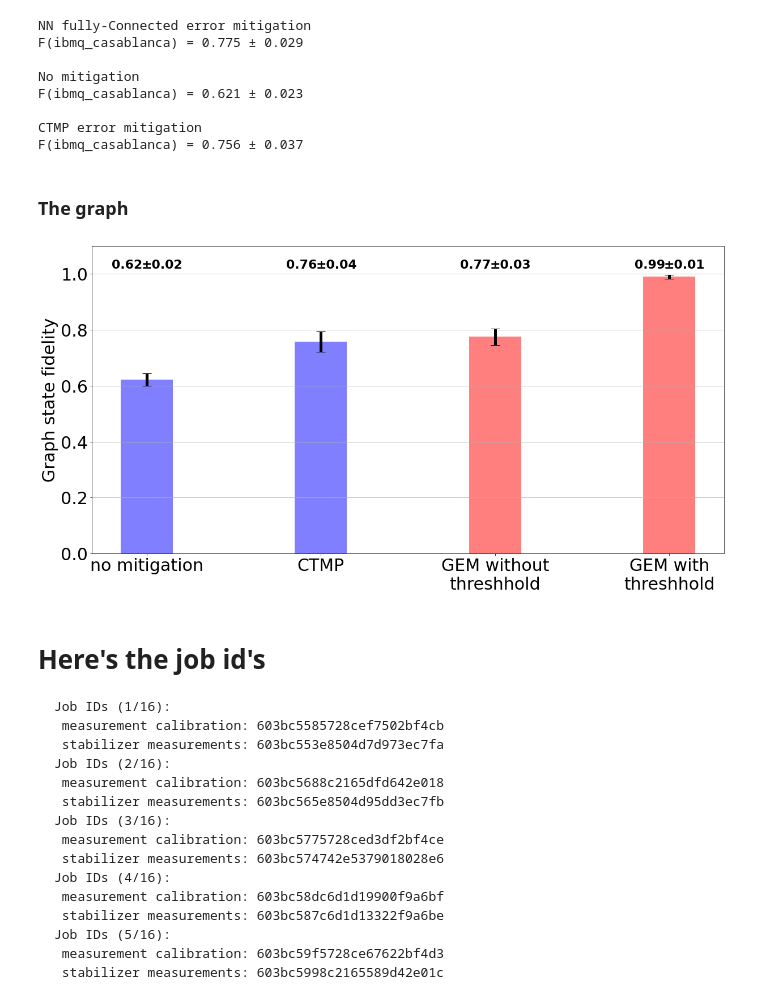
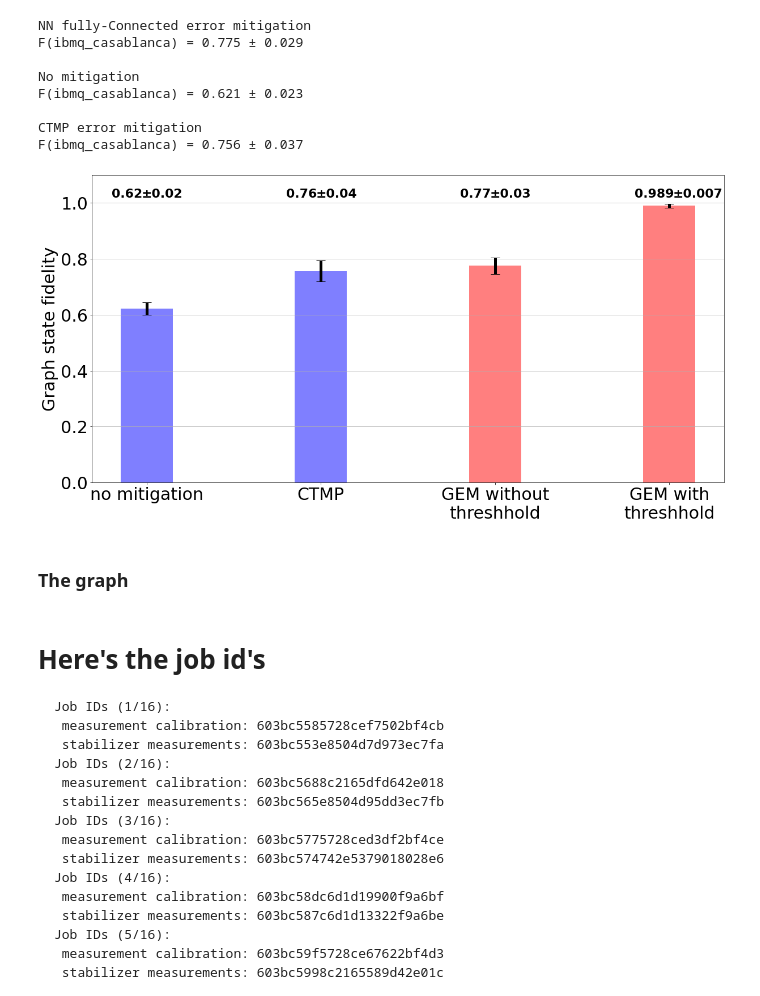
Before and after one commit to FrimaKal/ibmQuantumAward2021, a Jupyter notebook: Graph_State_Challenge_Submission_The_Results.ipynb, the cells around one changed output. Saved outputs shown, nothing was run; the diff lists cells and outputs as text; code cells hidden in the pictures.

```diff
--- a/Graph_State_Challenge_Submission_The_Results.ipynb
+++ b/Graph_State_Challenge_Submission_The_Results.ipynb
@@ -364,12 +364,12 @@ meas_cal_circuits, metadata  = mit.expval_meas_mitigator_circuits(num_qubits, me
 # %% [markdown]
 ## uploading the NN models
 # %%
-model = keras.models.load_model('/content/drive/MyDrive/Shared drive/NN model of IBM prize')
+model = keras.models.load_model('/content/drive/MyDrive/NN model of IBM prize')
 # %% [markdown]
 ## uploading of the real results
 # %%
-result_backend = np.load('/content/drive/MyDrive/Shared drive/real IBM casablanca results/result_backend.npy', allow_pickle=True)
-result_mit_backend = np.load('/content/drive/MyDrive/Shared drive/real IBM casablanca results/result_mit_backend.npy', allow_pickle=True)
+result_backend = np.load('/content/drive/MyDrive/result_backend.npy', allow_pickle=True)
+result_mit_backend = np.load('/content/drive/MyDrive/result_mit_backend.npy', allow_pickle=True)
 # %% [markdown]
 #The Comparison Between Model With the real system
 
@@ -526,27 +526,30 @@ F(ibmq_casablanca) = 0.621 ± 0.023
 
 CTMP error mitigation
 F(ibmq_casablanca) = 0.756 ± 0.037
+# %%
+import matplotlib
+matplotlib.rcParams.update({'font.size': 30})
+plt.figure(figsize=[20,10])
+plt.ylabel('Graph state fidelity')
+plt.ylim([0,1.1])
+plt.grid(axis='y')
+plt.bar(["GEM with\nthreshhold","GEM without\nthreshhold","CTMP","no mitigation"][::-1],[np.mean(F_mit_backend_NN_threshhold),np.mean(F_mit_backend_NN),np.mean(F_mit_backend),np.mean(F_nomit_backend)][::-1], alpha=0.5, color=['blue', 'blue', 'red', 'red'], width = 0.3)
+plt.errorbar(["GEM with\nthreshhold","GEM without\nthreshhold","CTMP","no mitigation"][::-1],[np.mean(F_mit_backend_NN_threshhold),np.mean(F_mit_backend_NN),np.mean(F_mit_backend),np.mean(F_nomit_backend)][::-1],yerr=[np.std(F_mit_backend_NN_threshhold),np.std(F_mit_backend_NN),np.std(F_mit_backend),np.std(F_nomit_backend)][::-1],fmt='s', color='black', marker='.', markersize=0.1, capsize=8, lw=5)
+
+locs, labels = plt.xticks()
+
+for index,data in enumerate([round(float(np.mean(F_mit_backend_NN_threshhold)),3),round(float(np.mean(F_mit_backend_NN)),2),np.mean(F_mit_backend).round(decimals=2),np.mean(F_nomit_backend).round(decimals=2)][::-1]):
+    plt.text(x=index-0.2 , y =1.02 , s=f"{data}" , fontdict=dict(fontsize=22), weight='bold')
+
+for index,data in enumerate([round(float(np.std(F_mit_backend_NN_threshhold)),3),round(float(np.std(F_mit_backend_NN)),2),np.std(F_mit_backend).round(decimals=2),np.std(F_nomit_backend).round(decimals=2)][::-1]):
+    if index == 3 :
+      plt.text(x=index+0.02, y =1.02 , s='\u00B1'f"{data}" , fontdict=dict(fontsize=22), weight='bold')
+    else :
+      plt.text(x=index-0.03, y =1.02 , s='\u00B1'f"{data}" , fontdict=dict(fontsize=22), weight='bold')
+# %% [output]
+[figure, added]
 # %% [markdown]
 ### The graph
-# %%
-import matplotlib
-matplotlib.rcParams.update({'font.size': 30})
-plt.figure(figsize=[20,10])
-plt.ylabel('Graph state fidelity')
-plt.ylim([0,1.1])
-plt.grid(axis='y')
-plt.bar(["GEM with\nthreshhold","GEM without\nthreshhold","CTMP","no mitigation"][::-1],[np.mean(F_mit_backend_NN_threshhold),np.mean(F_mit_backend_NN),np.mean(F_mit_backend),np.mean(F_nomit_backend)][::-1], alpha=0.5, color=['blue', 'blue', 'red', 'red'], width = 0.3)
-plt.errorbar(["GEM with\nthreshhold","GEM without\nthreshhold","CTMP","no mitigation"][::-1],[np.mean(F_mit_backend_NN_threshhold),np.mean(F_mit_backend_NN),np.mean(F_mit_backend),np.mean(F_nomit_backend)][::-1],yerr=[np.std(F_mit_backend_NN_threshhold),np.std(F_mit_backend_NN),np.std(F_mit_backend),np.std(F_nomit_backend)][::-1],fmt='s', color='black', marker='.', markersize=0.1, capsize=8, lw=5)
-
-locs, labels = plt.xticks()
-
-for index,data in enumerate([round(float(np.mean(F_mit_backend_NN_threshhold)),2),round(float(np.mean(F_mit_backend_NN)),2),np.mean(F_mit_backend).round(decimals=2),np.mean(F_nomit_backend).round(decimals=2)][::-1]):
-    plt.text(x=index-0.2 , y =1.02 , s=f"{data}" , fontdict=dict(fontsize=22), weight='bold')
-
-for index,data in enumerate([round(float(np.std(F_mit_backend_NN_threshhold)),2),round(float(np.std(F_mit_backend_NN)),2),np.std(F_mit_backend).round(decimals=2),np.std(F_nomit_backend).round(decimals=2)][::-1]):
-    plt.text(x=index-0.03, y =1.02 , s='\u00B1'f"{data}" , fontdict=dict(fontsize=22), weight='bold')
-# %% [output]
-[figure, removed]
 # %% [markdown]
 # Here's the job id's
 
```
